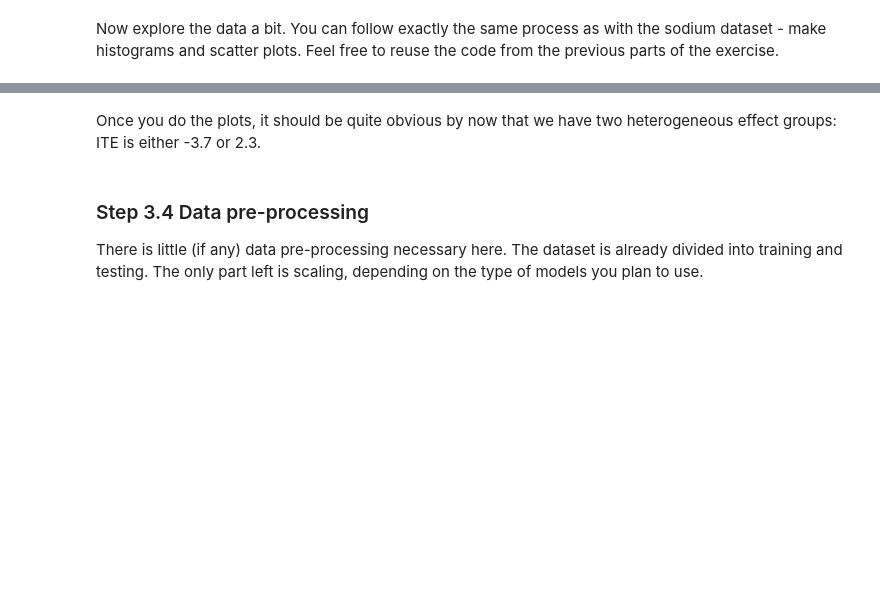
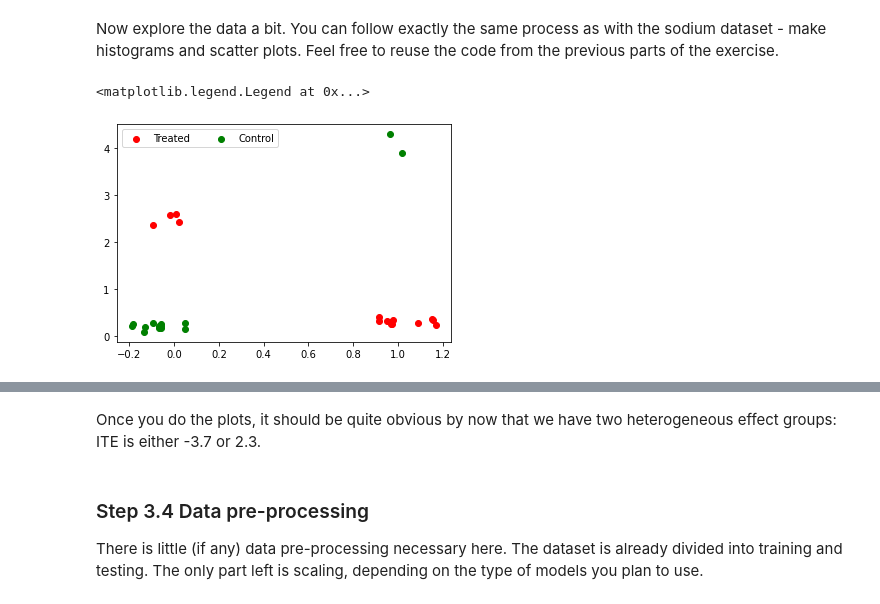
Before and after one commit to sanupran/CE888---Data-Science-Decision-Making-Labs, a Jupyter notebook: lab4/Lab_4_Causal_Inference.ipynb, the cells around one changed output, grey strips where cells are left out. Cells and saved outputs as stored; diff of their text form; code cells hidden in the pictures; blank space fills up the shorter version.

```diff
--- a/lab4/Lab_4_Causal_Inference.ipynb
+++ b/lab4/Lab_4_Causal_Inference.ipynb
@@ -445,4 +521,5 @@ The data can be found [here](https://github.com/dmachlanski/CE888_2022/tree/main
 # 1. Load hte_train.csv from: https://raw.githubusercontent.com/dmachlanski/CE888_2022/main/lab4/data/hte_train.csv
 # 2. Load hte_test.csv from: https://raw.githubusercontent.com/dmachlanski/CE888_2022/main/lab4/data/hte_test.csv
 
-# YOUR CODE HERE
+dftrain = pd.read_csv('https://raw.githubusercontent.com/dmachlanski/CE888_2022/main/lab4/data/hte_train.csv')
+dftest = pd.read_csv('https://raw.githubusercontent.com/dmachlanski/CE888_2022/main/lab4/data/hte_test.csv')
@@ -449,7 +548,18 @@ The data can be found [here](https://github.com/dmachlanski/CE888_2022/tree/main
+# %%
+X = dftrain['x'].values.reshape(-1, 1)
+T = dftrain['t'].values.reshape(-1, 1)
+Y = dftrain['y'].values.reshape(-1, 1)
+ite = dftrain['ite']
 # %% [markdown]
 Now explore the data a bit. You can follow exactly the same process as with the sodium dataset - make histograms and scatter plots. Feel free to reuse the code from the previous parts of the exercise.
 # %%
 # Scatter plots - feel free to reuse the code from the sodium example.
 # Hint: use DataFrame.loc to access treated and control units, or store the columns as numpy arrays.
 
-# YOUR CODE HERE
+limit = 100
+plt.scatter(X[T == 1][:limit], Y[T == 1][:limit], c = "r", label = "Treated")
+plt.scatter(X[T == 0][:limit], Y[T == 0][:limit], c = "g", label = "Control")
+plt.legend(ncol=2)
+# %% [output]
+<matplotlib.legend.Legend at 0x...>
+[figure, added]
```
Also changed, not shown: parts of 36 cells of this notebook.
